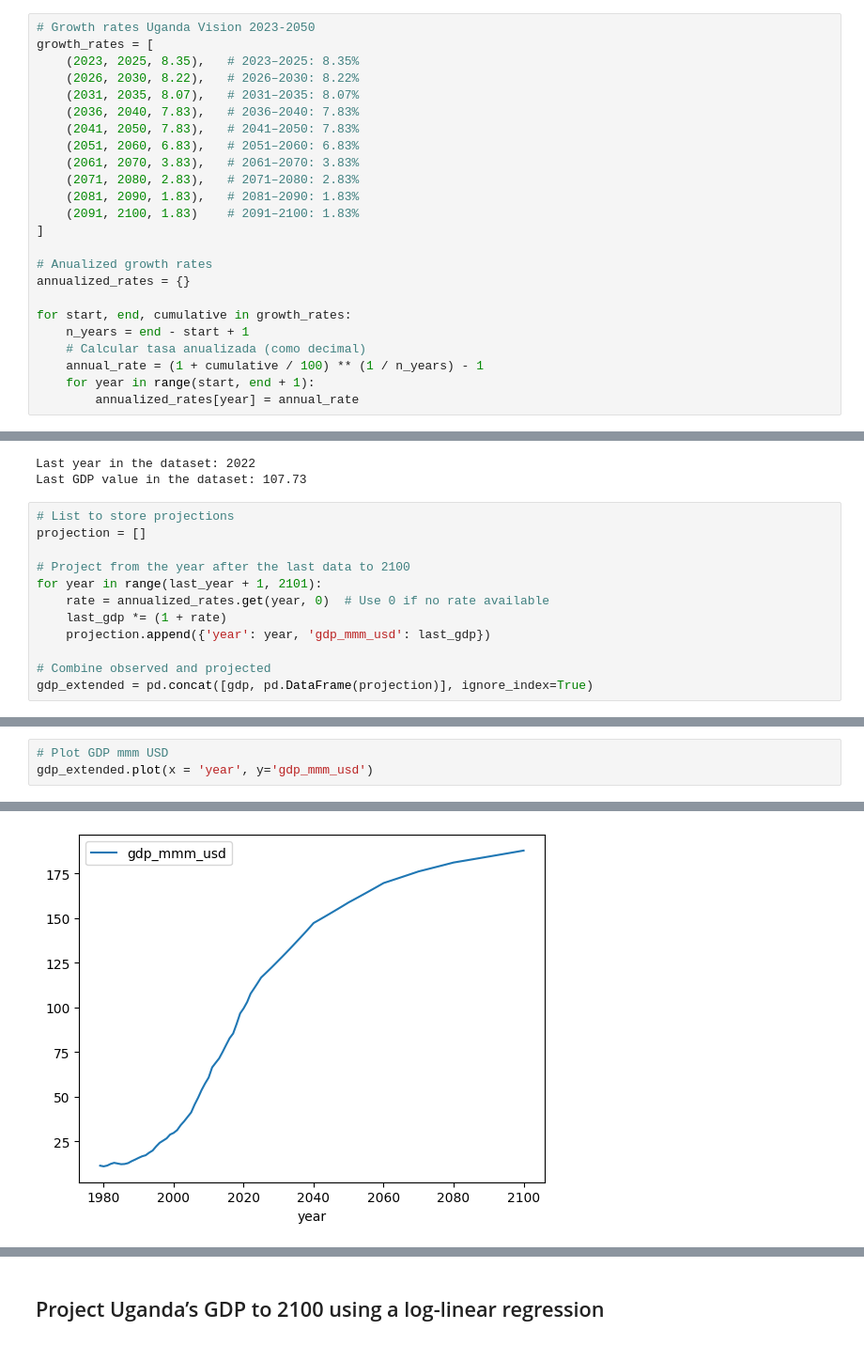
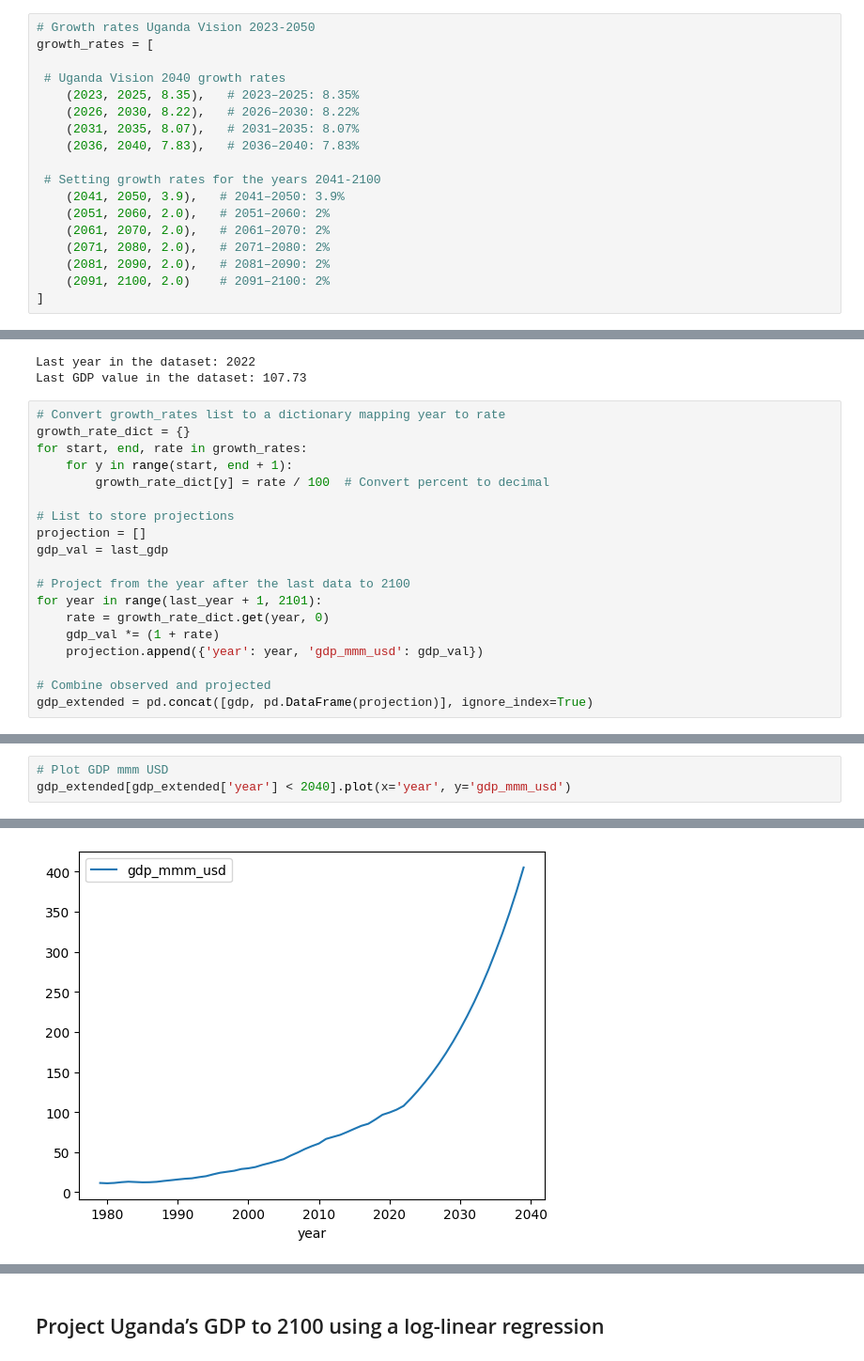
Before and after one commit to sisepuede-framework/ssp_uganda_data, a Jupyter notebook: gdp_mmm_usd.ipynb, the cells around one changed output, grey strips where cells are left out. Shown at 94% size. Cells and saved outputs as stored; diff of their text form.

```diff
--- a/gdp_mmm_usd.ipynb
+++ b/gdp_mmm_usd.ipynb
@@ -74,24 +74,18 @@ gdp.tail()
 # %%
 # Growth rates Uganda Vision 2023-2050
 growth_rates = [
+
+ # Uganda Vision 2040 growth rates
     (2023, 2025, 8.35),   # 2023–2025: 8.35%
     (2026, 2030, 8.22),   # 2026–2030: 8.22%
     (2031, 2035, 8.07),   # 2031–2035: 8.07%
     (2036, 2040, 7.83),   # 2036–2040: 7.83%
-    (2041, 2050, 7.83),   # 2041–2050: 7.83%
-    (2051, 2060, 6.83),   # 2051–2060: 6.83%
-    (2061, 2070, 3.83),   # 2061–2070: 3.83%
-    (2071, 2080, 2.83),   # 2071–2080: 2.83%
-    (2081, 2090, 1.83),   # 2081–2090: 1.83%
-    (2091, 2100, 1.83)    # 2091–2100: 1.83%
+
+ # Setting growth rates for the years 2041-2100
+    (2041, 2050, 3.9),   # 2041–2050: 3.9%
+    (2051, 2060, 2.0),   # 2051–2060: 2%
+    (2061, 2070, 2.0),   # 2061–2070: 2%
+    (2071, 2080, 2.0),   # 2071–2080: 2%
+    (2081, 2090, 2.0),   # 2081–2090: 2%
+    (2091, 2100, 2.0)    # 2091–2100: 2%
 ]
-
-# Anualized growth rates
-annualized_rates = {}
-
-for start, end, cumulative in growth_rates:
-    n_years = end - start + 1
-    # Calcular tasa anualizada (como decimal)
-    annual_rate = (1 + cumulative / 100) ** (1 / n_years) - 1
-    for year in range(start, end + 1):
-        annualized_rates[year] = annual_rate
@@ -125,14 +99,21 @@ print(f"Last GDP value in the dataset: {last_gdp}")
 Last year in the dataset: 2022
 Last GDP value in the dataset: 107.73
 # %%
+# Convert growth_rates list to a dictionary mapping year to rate
+growth_rate_dict = {}
+for start, end, rate in growth_rates:
+    for y in range(start, end + 1):
+        growth_rate_dict[y] = rate / 100  # Convert percent to decimal
+
 # List to store projections
 projection = []
+gdp_val = last_gdp
 
 # Project from the year after the last data to 2100
 for year in range(last_year + 1, 2101):
-    rate = annualized_rates.get(year, 0)  # Use 0 if no rate available
-    last_gdp *= (1 + rate)
-    projection.append({'year': year, 'gdp_mmm_usd': last_gdp})
+    rate = growth_rate_dict.get(year, 0)
+    gdp_val *= (1 + rate)
+    projection.append({'year': year, 'gdp_mmm_usd': gdp_val})
 
 # Combine observed and projected
 gdp_extended = pd.concat([gdp, pd.DataFrame(projection)], ignore_index=True)
@@ -156,6 +137,6 @@ gdp_extended.plot(x = 'year', y='gdp_growth_rate')
 # %%
 # Plot GDP mmm USD
-gdp_extended.plot(x = 'year', y='gdp_mmm_usd')
+gdp_extended[gdp_extended['year'] < 2040].plot(x='year', y='gdp_mmm_usd')
 # %% [output]
 <Axes: xlabel='year'>
-[figure, old version]
+[figure, new version]
```
Also changed, not shown: parts of 6 cells of this notebook, 1 other file.
